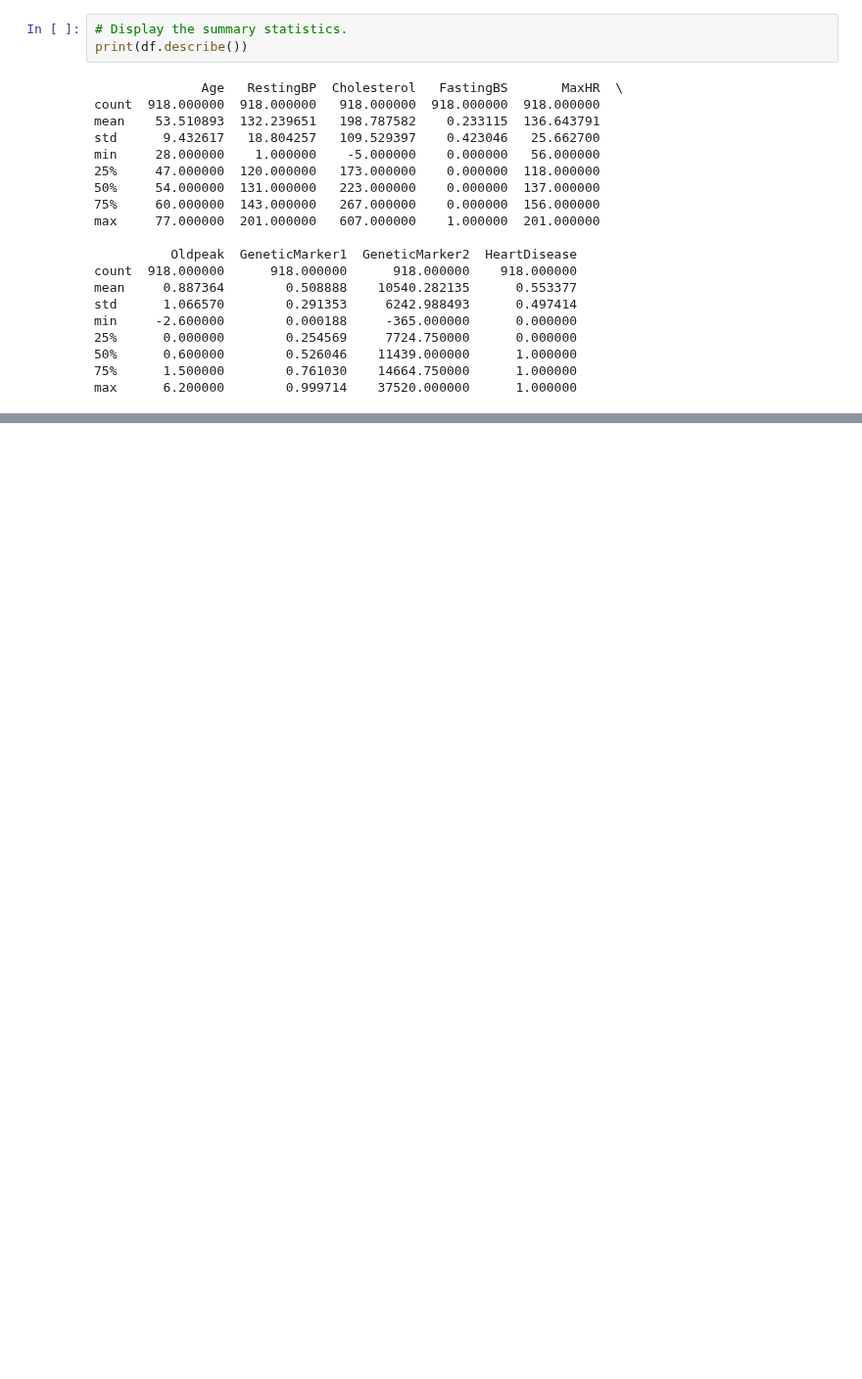
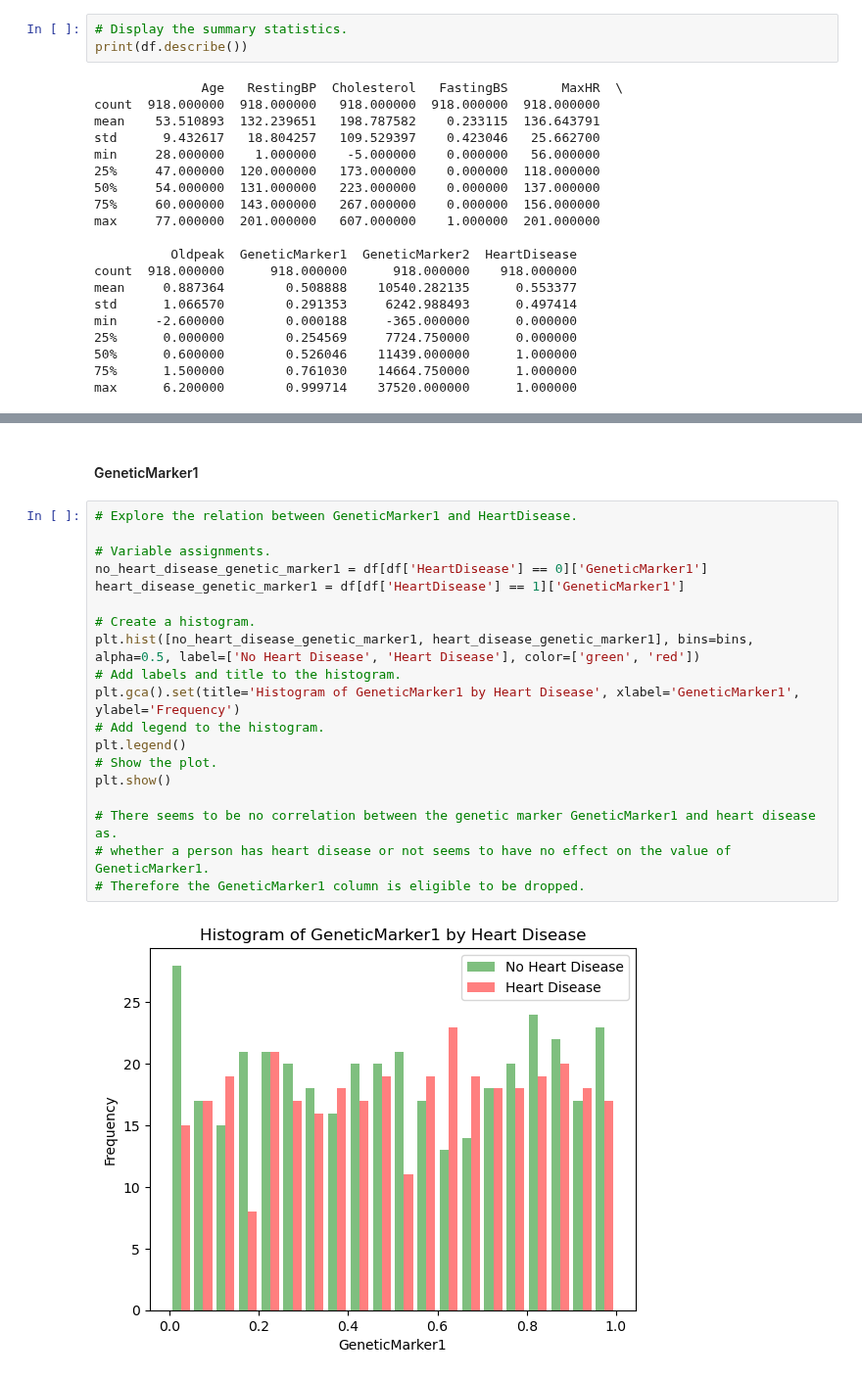
Before and after one commit to TJ-Abbing/Data-Science, a Jupyter notebook: OP-2/assignments/final/teammates/final_assignment_alessandro.ipynb, the cells around one changed output, grey strips where cells are left out. Shown at 98% size. Drawn from its saved outputs; the diff is of its cells as text; blank space fills up the shorter version.

```diff
--- a/OP-2/assignments/final/teammates/final_assignment_alessandro.ipynb
+++ b/OP-2/assignments/final/teammates/final_assignment_alessandro.ipynb
@@ -423,0 +357,23 @@ df
+# %% [markdown]
+#### GeneticMarker1
+# %%
+# Explore the relation between GeneticMarker1 and HeartDisease.
+
+# Variable assignments.
+no_heart_disease_genetic_marker1 = df[df['HeartDisease'] == 0]['GeneticMarker1']
+heart_disease_genetic_marker1 = df[df['HeartDisease'] == 1]['GeneticMarker1']
+
+# Create a histogram.
+plt.hist([no_heart_disease_genetic_marker1, heart_disease_genetic_marker1], bins=bins, alpha=0.5, label=['No Heart Disease', 'Heart Disease'], color=['green', 'red'])
+# Add labels and title to the histogram.
+plt.gca().set(title='Histogram of GeneticMarker1 by Heart Disease', xlabel='GeneticMarker1', ylabel='Frequency')
+# Add legend to the histogram.
+plt.legend()
+# Show the plot.
+plt.show()
+
+# There seems to be no correlation between the genetic marker GeneticMarker1 and heart disease as.
+# whether a person has heart disease or not seems to have no effect on the value of GeneticMarker1.
+# Therefore the GeneticMarker1 column is eligible to be dropped.
+# %% [output]
+[figure, added]
```
Also changed, not shown: parts of 61 cells of this notebook, 1 other file.
